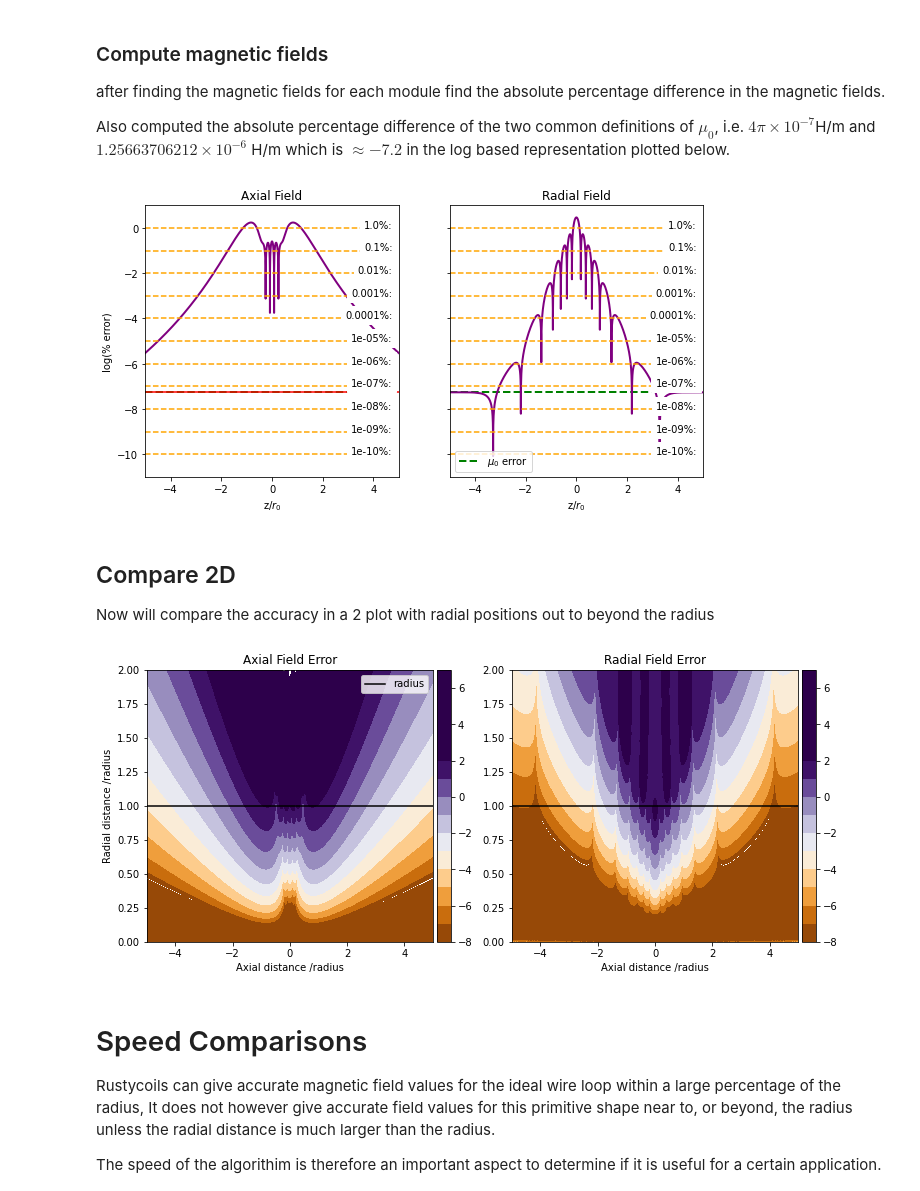
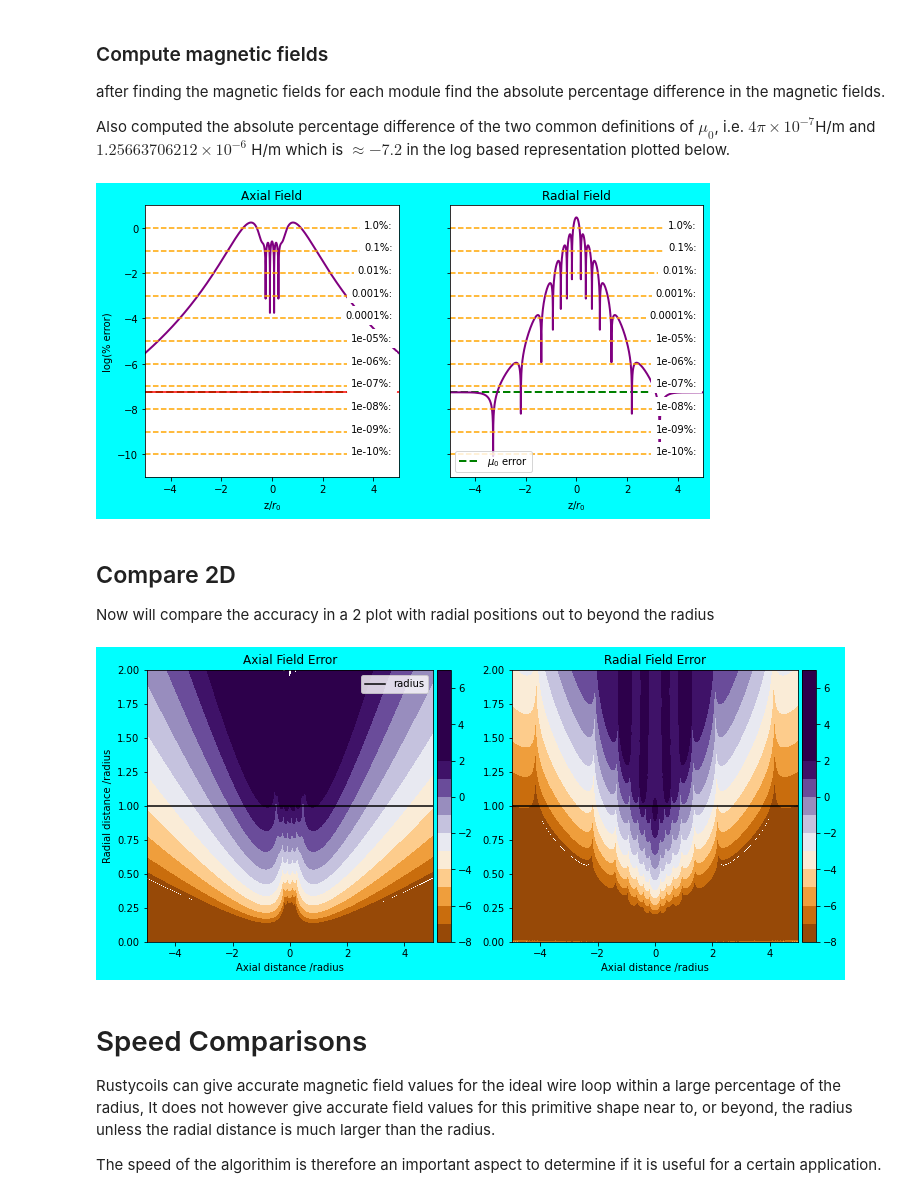
Before and after one commit to jdrtommey/rustpycoils, a Jupyter notebook: benchmark/magpy_comparison.ipynb, the cells around one changed output. Drawn from its saved outputs; the diff is of its cells as text; code cells hidden in the pictures.

```diff
--- a/benchmark/magpy_comparison.ipynb
+++ b/benchmark/magpy_comparison.ipynb
@@ -76,9 +76,10 @@ ax2.plot(z_positions/radius,difference_percentage_z[:,0],color='purple',lw=2)
 ax2.set_xlabel(r'z/$r_0$')
 plt.legend(loc=3)
 plot_error_lines(ax2)
+fig.patch.set_facecolor('cyan')
 plt.savefig('accuracy.png')
 # %% [output]
-[figure, old version]
+[figure, new version]
 # %% [markdown]
 ## Compare 2D
 
@@ -102,27 +103,28 @@ axial_grid_abs_percentage_error=np.log10(100*abs(((grid_fields_rusty_axial-grid_
 # %%
 from mpl_toolkits.axes_grid1 import make_axes_locatable
 
 fig,(ax1,ax2) = plt.subplots(1,2,figsize=(12,5))
 ax1.set_title('Axial Field Error')
 contourf_ = ax1.contourf(g1,g0,axial_grid_abs_percentage_error.reshape(number_grid_positions,number_grid_positions), levels=range(-8,8),cmap='PuOr',vmax=2,vmin=-8)
 divider = make_axes_locatable(ax1)
 cax1 = divider.append_axes("right", size="5%", pad=0.05)
 cbar = plt.colorbar(contourf_, cax=cax1)
 ax1.axhline(y=1.0,c='black',label='radius')
 ax1.legend()
 ax1.set_ylabel('Radial distance /radius')
 ax1.set_xlabel('Axial distance /radius')
 
 ax2.set_title('Radial Field Error')
 ax2.set_xlabel('Axial distance /radius')
 contourf_2 = ax2.contourf(g1,g0,radial_grid_abs_percentage_error.reshape(number_grid_positions,number_grid_positions), levels=range(-8,8),cmap='PuOr',vmax=2,vmin=-8)
 divider = make_axes_locatable(ax2)
 cax2 = divider.append_axes("right", size="5%", pad=0.05)
 cbar2 = plt.colorbar(contourf_2, cax=cax2)
 ax2.axhline(y=1.0,c='black')
+fig.patch.set_facecolor('cyan')
 plt.savefig('accuracy2.png')
 # %% [output]
-[figure, old version]
+[figure, new version]
 # %% [markdown]
 # Speed Comparisons
 
```
Also changed, not shown: parts of 1 cell of this notebook, 3 other files.
